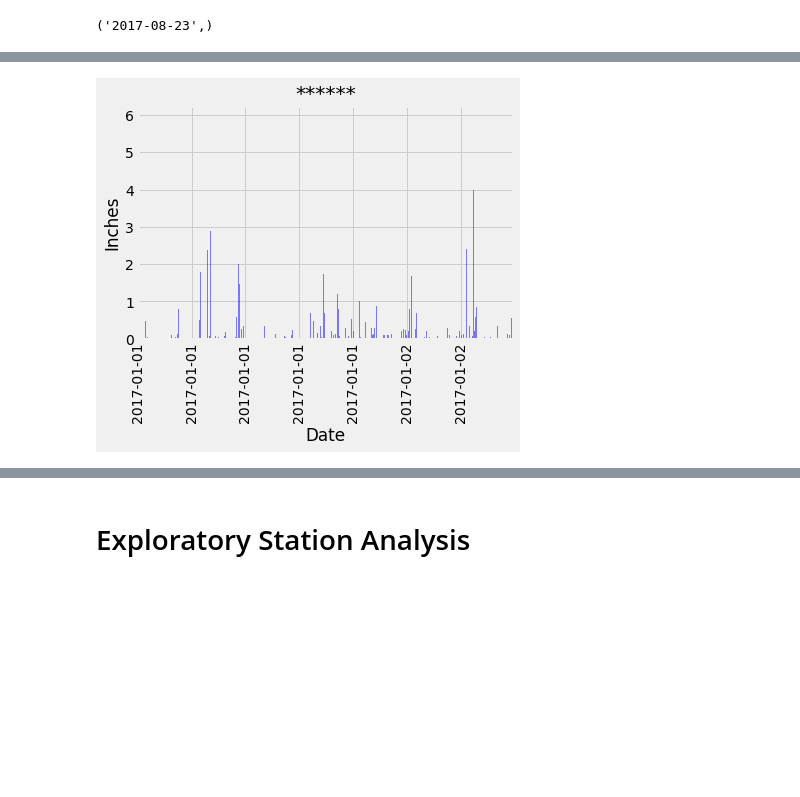
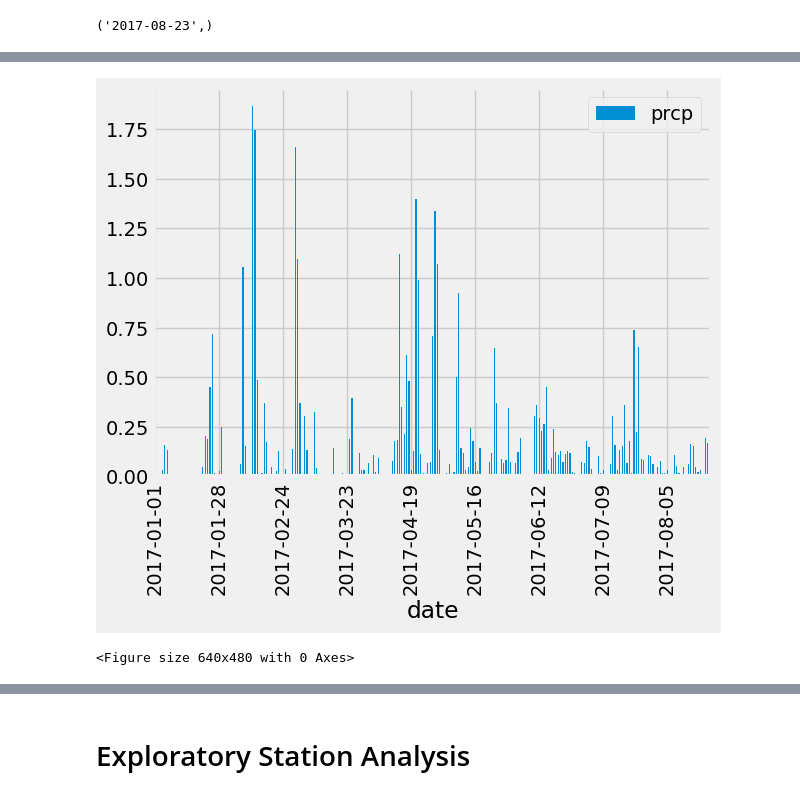
Before and after one commit to DeMaagdJ/SQLalchemy-challenge, a Jupyter notebook: Instructions/climate_starter.ipynb, the cells around one changed output, grey strips where cells are left out. Drawn from its saved outputs; the diff is of its cells as text; code cells hidden in the pictures; blank space fills up the shorter version.

```diff
--- a/Instructions/climate_starter.ipynb
+++ b/Instructions/climate_starter.ipynb
@@ -114,18 +94,12 @@ Yr_query_df.head(1000)
-# %%
-# Use Pandas Plotting with Matplotlib to plot the data
-
-ax=plt.subplot(111)
-ax.set_xticklabels(Yr_query_df.index, rotation = 'vertical')
-plt.xlim(-0.75, len(x_axis)-0.25)
-plt.ylim(0, max(Precipitation))
-x_axis = np.arange(len(Yr_query_df))
-Precipitation = Yr_query_df['Precipitation']
-plt.bar(x_axis, Precipitation, color = 'b', alpha=0.5, align='edge')
-plt.title("******")
-plt.xlabel("Date")
-plt.ylabel("Inches")
-plt.show()
-# %% [output]
-[figure, removed]
+# %%
+# Use Pandas Plotting with Matplotlib to plot the data
+
+Yr_query_df.plot(kind='bar', rot=90)
+plt.locator_params(axis='x', nbins=9)
+plt.show()
+plt.tight_layout()
+# %% [output]
+[figure, added]
+<Figure size 640x480 with 0 Axes>
 # %%
 # Use Pandas to calcualte the summary statistics for the precipitation data
```
Also changed, not shown: parts of 10 cells of this notebook.
